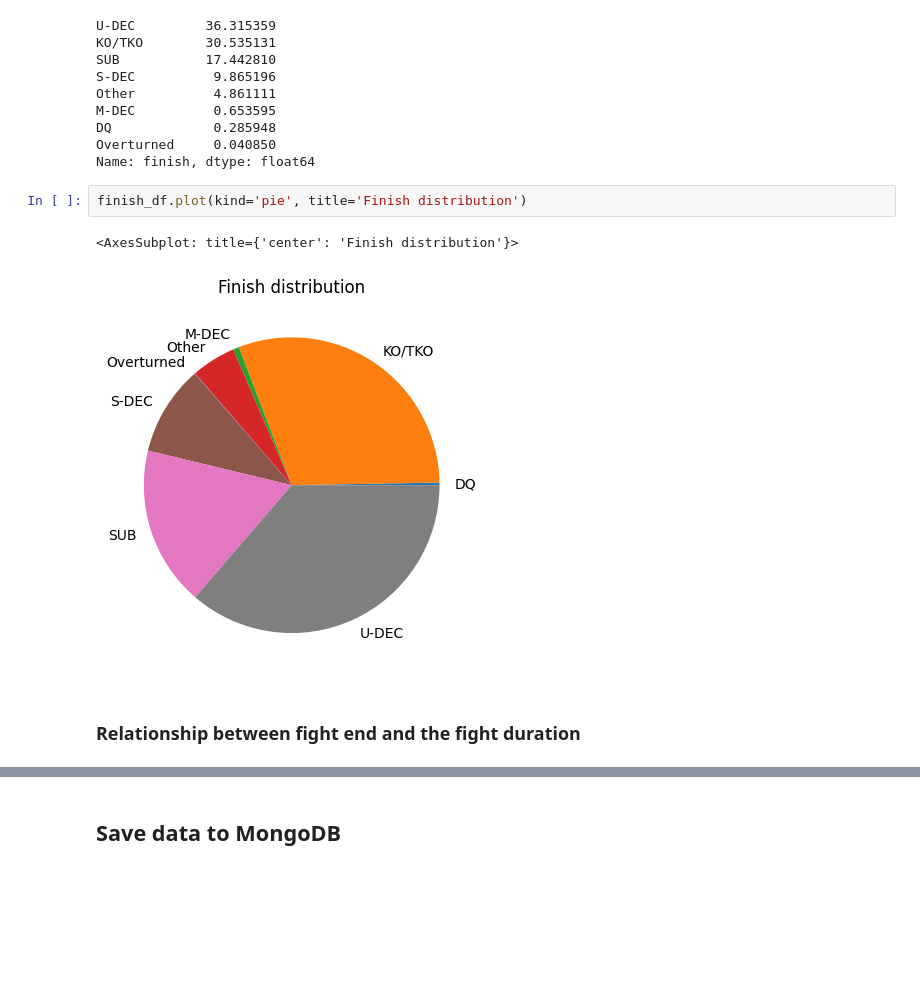
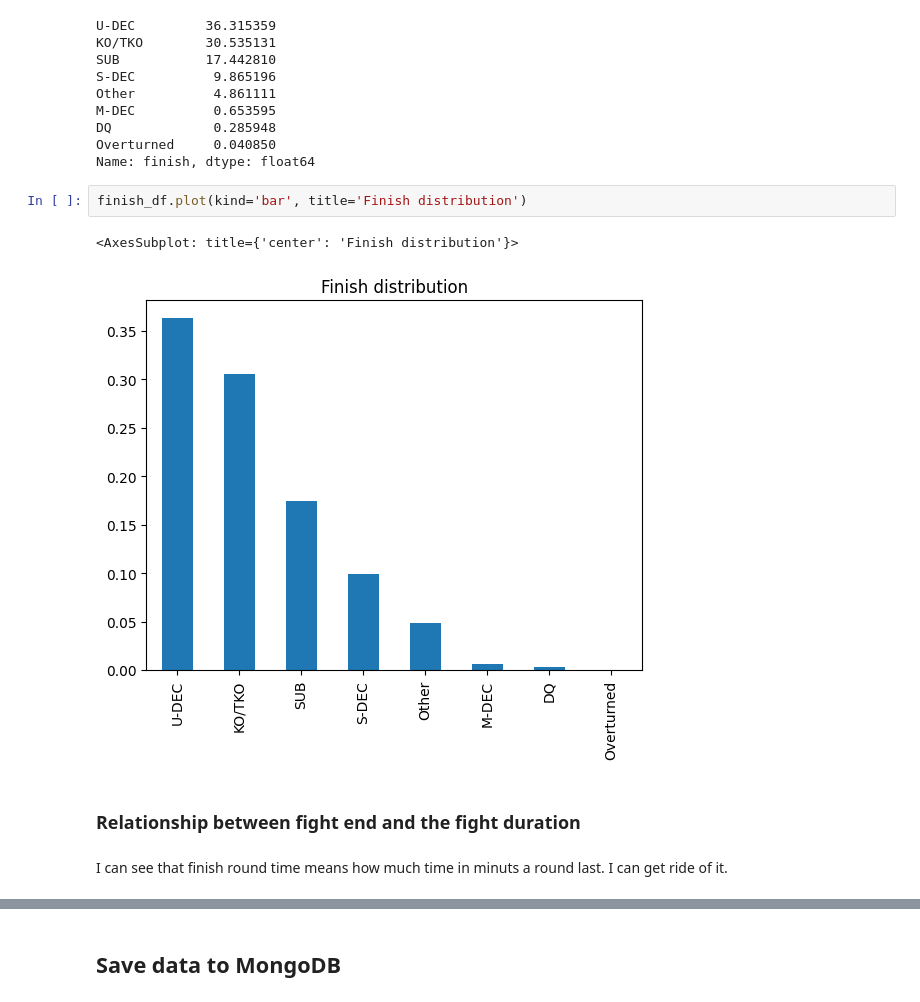
Before and after one commit to wilberquito/UFC-winner-predictor, a Jupyter notebook: lab/notebooks/ufc.ipynb, the cells around one changed output, grey strips where cells are left out. Saved outputs shown, nothing was run; the diff lists cells and outputs as text; blank space fills up the shorter version.

```diff
--- a/lab/notebooks/ufc.ipynb
+++ b/lab/notebooks/ufc.ipynb
@@ -304,9 +325,11 @@ DQ             0.285948
 Overturned     0.040850
 Name: finish, dtype: float64
 # %%
-finish_df.plot(kind='pie', title='Finish distribution')
+finish_df.plot(kind='bar', title='Finish distribution')
 # %% [output]
 <AxesSubplot: title={'center': 'Finish distribution'}>
-[figure, old version]
+[figure, new version]
 # %% [markdown]
 ### Relationship between fight end and the fight duration
+# %% [markdown]
+I can see that finish round time means how much time in minuts a round last. I can get ride of it.
```
Also changed, not shown: parts of 29 cells of this notebook.
